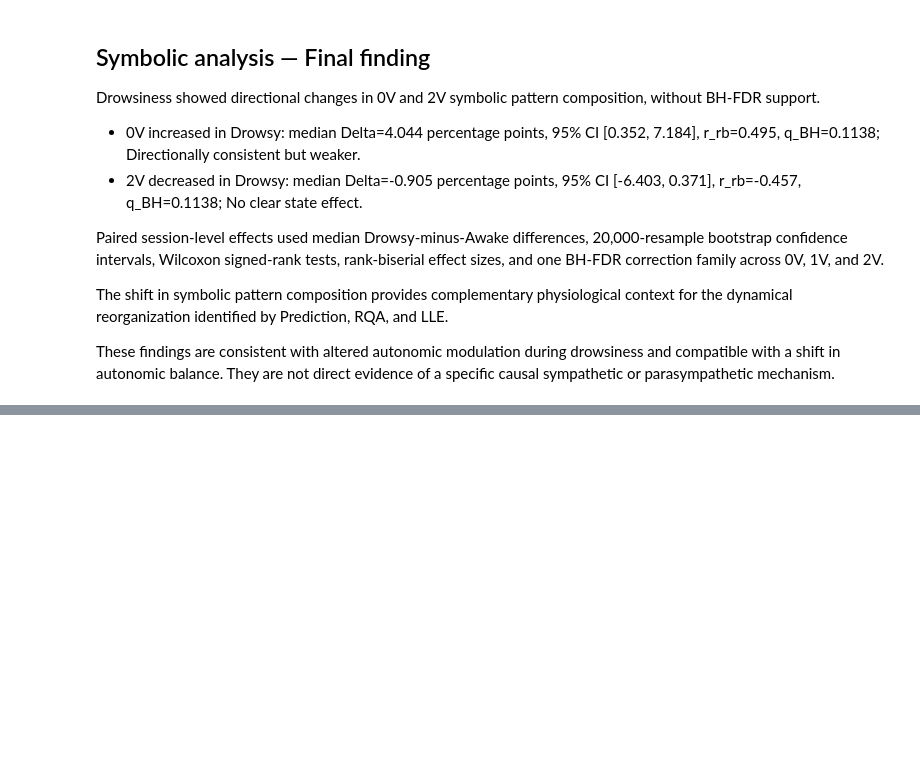
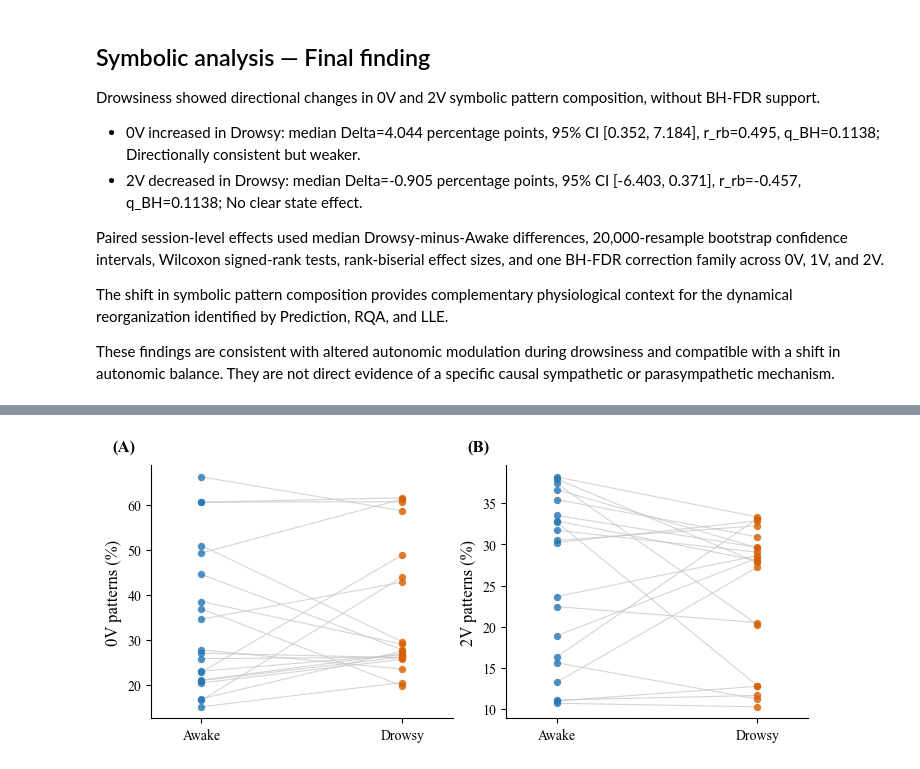
Before and after one commit to Vutu2003/Nonlinear-Time-Series-Analysis, a Jupyter notebook: phase1/main/symbolic_main.ipynb, the cells around one changed output, grey strips where cells are left out. Cells and saved outputs as stored; diff of their text form; code cells hidden in the pictures; blank space fills up the shorter version.

```diff
--- a/phase1/main/symbolic_main.ipynb
+++ b/phase1/main/symbolic_main.ipynb
@@ -4,9 +10,10 @@ from __future__ import annotations
 
 import os
 import re
+import tempfile
 from pathlib import Path
 
-os.environ.setdefault("MPLCONFIGDIR", "/tmp/matplotlib-ntsa-symbolic")
+os.environ.setdefault("MPLCONFIGDIR", str(Path(tempfile.gettempdir()) / "matplotlib-ntsa-symbolic"))
 
 import matplotlib as mpl
 import matplotlib.pyplot as plt
@@ -30,9 +37,9 @@ def locate_phase1(start: Path) -> Path:
 
 PHASE1_DIR = locate_phase1(Path.cwd())
 INPUT_DIR = PHASE1_DIR / "results" / "symbolic" / "processed"
-OUTPUT_DIR = PHASE1_DIR / "outputs" / "symbolic"
+WINDOW_SIZE_S = 60
+OUTPUT_DIR = PHASE1_DIR / "outputs" / "symbolic" / str(WINDOW_SIZE_S)
 OUTPUT_DIR.mkdir(parents=True, exist_ok=True)
-WINDOW_SIZE_S = 60
 WINDOW_TAG = f"{WINDOW_SIZE_S}s"
 INTEGRITY_PATH = OUTPUT_DIR / f"symbolic_integrity_{WINDOW_TAG}.csv"
 FILE_PATTERN = re.compile(r"session_(\d+)_symbolic_analysis\.csv")
@@ -652,0 +1007,93 @@ Symbolic analysis được dùng để cung cấp ngữ cảnh cho khả năng *
+# %%
+# Cell 3 — Publication figure for 0V and 2V paired state effects.
+def select_serif_font() -> str:
+    """Select Times New Roman or the approved serif fallback."""
+    available = {font.name for font in font_manager.fontManager.ttflist}
+    for family in ("Times New Roman", "Liberation Serif", "DejaVu Serif"):
+        if family in available:
+            return family
+    return "serif"
+
+
+PLOT_FONT = select_serif_font()
+mpl.rcParams.update(
+    {
+        "font.family": PLOT_FONT,
+        "font.size": 11,
+        "axes.labelsize": 12,
+        "xtick.labelsize": 10,
+        "ytick.labelsize": 10,
+        "axes.spines.top": False,
+        "axes.spines.right": False,
+        "figure.facecolor": "white",
+        "axes.facecolor": "white",
+        "pdf.fonttype": 42,
+        "ps.fonttype": 42,
+        "svg.fonttype": "none",
+    }
+)
+STATE_COLORS = {"Awake": "#2878B5", "Drowsy": "#D95F02"}
+figure_metrics = (
+    ("pct_0v", "0V patterns (%)", "(A)"),
+    ("pct_2v", "2V patterns (%)", "(B)"),
+)
+fig, axes = plt.subplots(
+    1, 2, figsize=(7.10, 3.10), constrained_layout=True
+)
+for axis, (metric, ylabel, panel) in zip(axes, figure_metrics):
+    paired = session_state_summary.pivot(
+        index="session_id", columns="state", values=metric
+    ).reindex(index=sessions, columns=STATES)
+    for session_id, row in paired.iterrows():
+        axis.plot(
+            [0, 1],
+            [row["Awake"], row["Drowsy"]],
+            color="0.78",
+            linewidth=0.8,
+            alpha=0.75,
+            zorder=1,
+        )
+    axis.scatter(
+        np.zeros(len(paired)),
+        paired["Awake"],
+        s=28,
+        color=STATE_COLORS["Awake"],
+        alpha=0.82,
+        linewidths=0.0,
+        zorder=2,
+    )
+    axis.scatter(
+        np.ones(len(paired)),
+        paired["Drowsy"],
+        s=28,
+        color=STATE_COLORS["Drowsy"],
+        alpha=0.82,
+        linewidths=0.0,
+        zorder=2,
+    )
+    axis.set_xticks([0, 1], STATES)
+    axis.set_xlim(-0.25, 1.25)
+    axis.set_ylabel(ylabel)
+    axis.text(
+        -0.13,
+        1.04,
+        panel,
+        transform=axis.transAxes,
+        fontsize=12,
+        fontweight="bold",
+        ha="left",
+        va="bottom",
+    )
+figure_pdf = OUTPUT_DIR / f"symbolic_0V_2V_state_{WINDOW_TAG}.pdf"
+figure_svg = OUTPUT_DIR / f"symbolic_0V_2V_state_{WINDOW_TAG}.svg"
+figure_png = OUTPUT_DIR / f"symbolic_0V_2V_state_{WINDOW_TAG}.png"
+fig.savefig(figure_pdf, bbox_inches="tight")
+fig.savefig(figure_svg, bbox_inches="tight")
+fig.savefig(figure_png, dpi=600, bbox_inches="tight")
+plt.show()
+print(
+    f"Saved {figure_pdf.name}, {figure_svg.name}, and {figure_png.name} "
+    f"using {PLOT_FONT}."
+)
+# %% [output]
+[figure, added]
```
Also changed, not shown: parts of 18 cells of this notebook, 37 other files.
